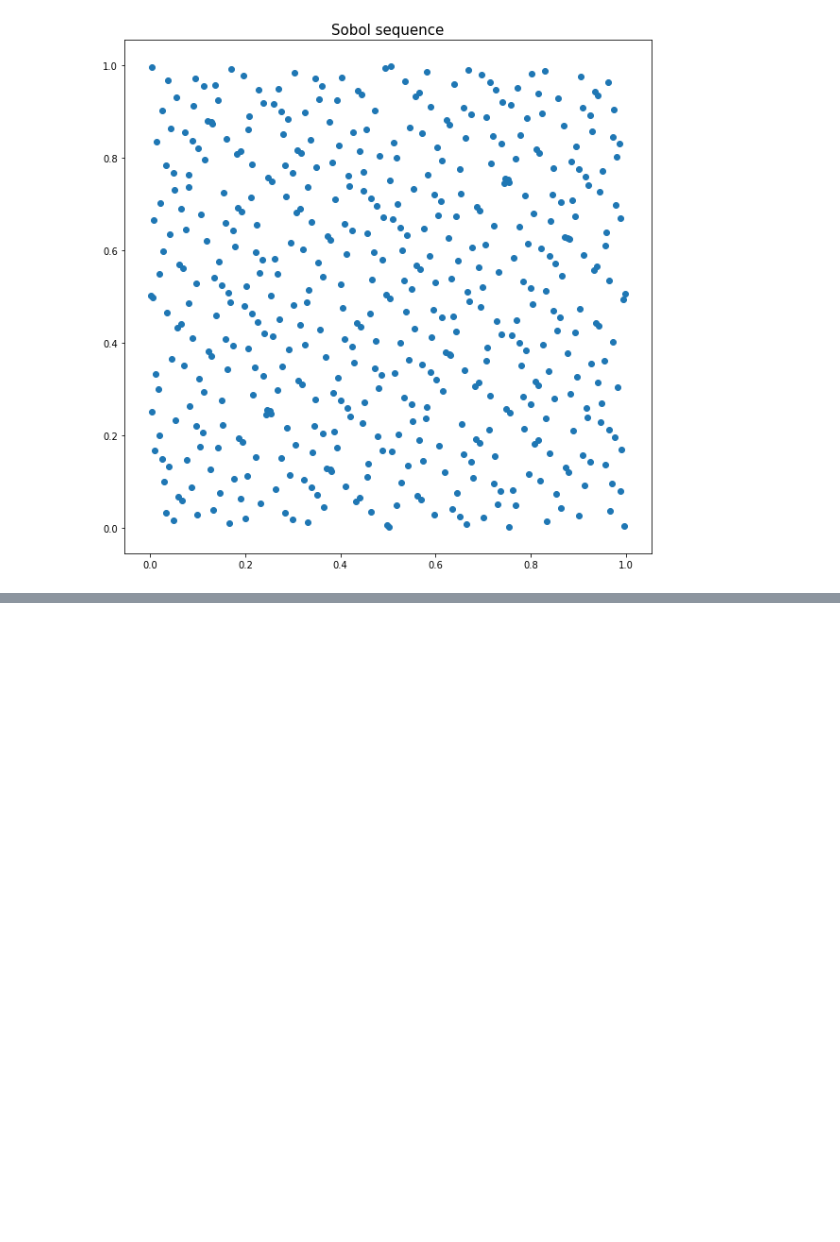
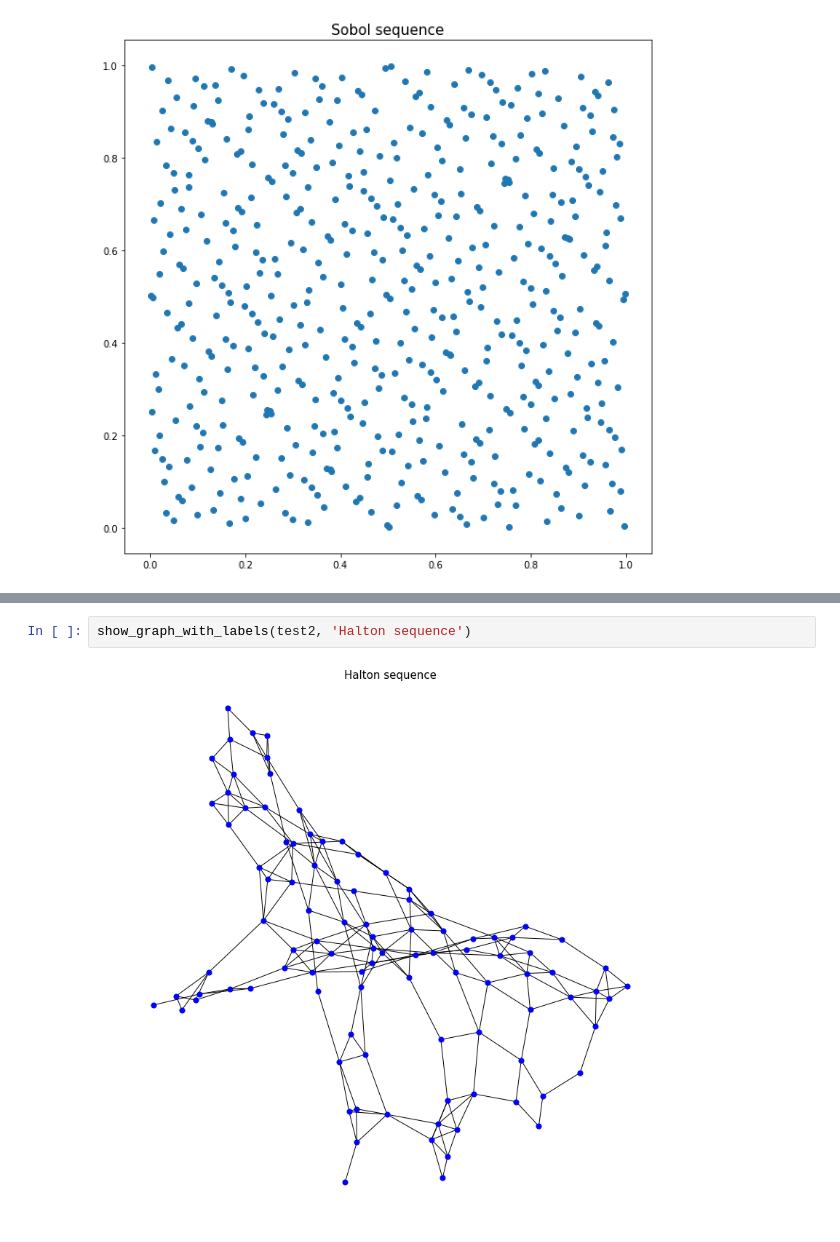
Before and after one commit to apugachev/Coursework-2018, a Jupyter notebook: coursework.ipynb, the cells around one changed output, grey strips where cells are left out. Saved outputs shown, nothing was run; the diff lists cells and outputs as text; blank space fills up the shorter version.

```diff
--- a/coursework.ipynb
+++ b/coursework.ipynb
@@ -986,0 +1011,4 @@ pp.close()
+# %%
+show_graph_with_labels(test2, 'Halton sequence')
+# %% [output]
+[figure, added]
```
Also changed, not shown: parts of 4 cells of this notebook.
